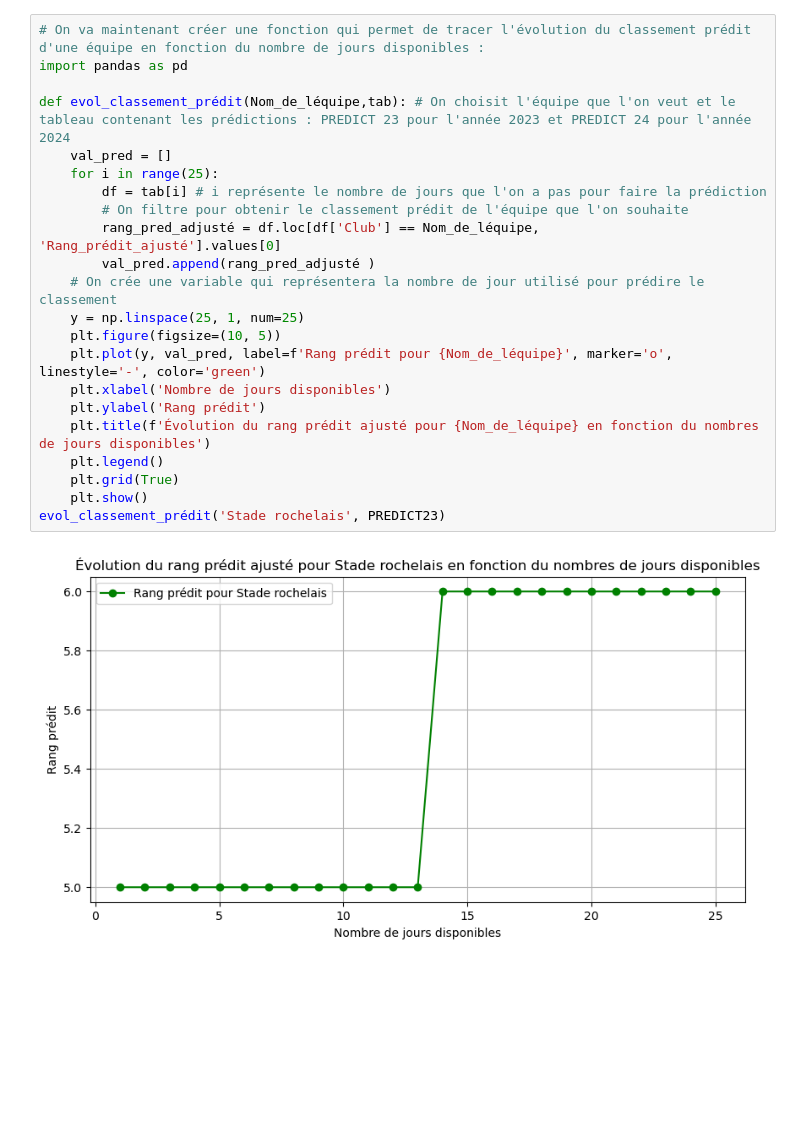
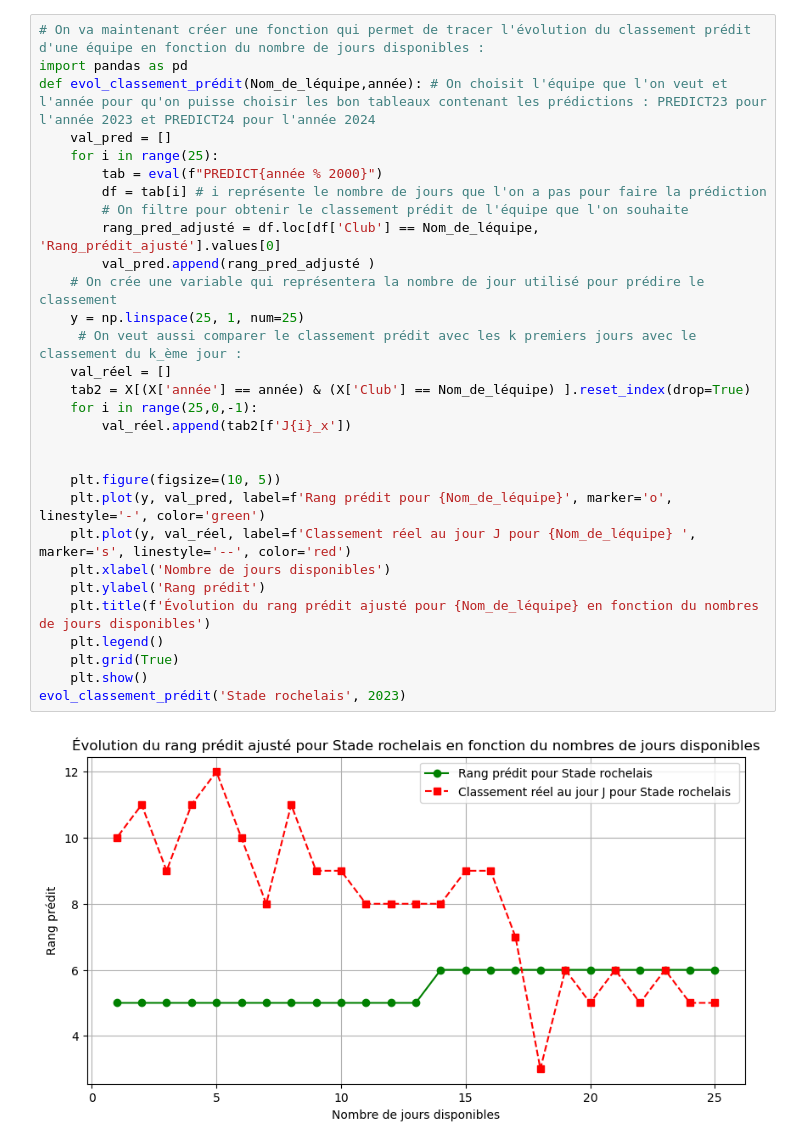
Before and after one commit to mathieuroig9/projet2AENSAE-PredictionRugby, a Jupyter notebook: scripts/plottest.ipynb, the cells around one changed output. Cells and saved outputs as stored; diff of their text form; blank space fills up the shorter version.

Commit message:
Amélioration évol_classement_prédit

```diff
--- a/scripts/plottest.ipynb
+++ b/scripts/plottest.ipynb
@@ -33,24 +33,32 @@ plt.show()
 # %%
 # On va maintenant créer une fonction qui permet de tracer l'évolution du classement prédit d'une équipe en fonction du nombre de jours disponibles :
 import pandas as pd
-
-def evol_classement_prédit(Nom_de_léquipe,tab): # On choisit l'équipe que l'on veut et le tableau contenant les prédictions : PREDICT 23 pour l'année 2023 et PREDICT 24 pour l'année 2024
+def evol_classement_prédit(Nom_de_léquipe,année): # On choisit l'équipe que l'on veut et l'année pour qu'on puisse choisir les bon tableaux contenant les prédictions : PREDICT23 pour l'année 2023 et PREDICT24 pour l'année 2024
     val_pred = []
     for i in range(25):
+        tab = eval(f"PREDICT{année % 2000}")
         df = tab[i] # i représente le nombre de jours que l'on a pas pour faire la prédiction
         # On filtre pour obtenir le classement prédit de l'équipe que l'on souhaite
         rang_pred_adjusté = df.loc[df['Club'] == Nom_de_léquipe, 'Rang_prédit_ajusté'].values[0]
         val_pred.append(rang_pred_adjusté )
     # On crée une variable qui représentera la nombre de jour utilisé pour prédire le classement
     y = np.linspace(25, 1, num=25)
+     # On veut aussi comparer le classement prédit avec les k premiers jours avec le classement du k_ème jour :
+    val_réel = []
+    tab2 = X[(X['année'] == année) & (X['Club'] == Nom_de_léquipe) ].reset_index(drop=True)
+    for i in range(25,0,-1):
+        val_réel.append(tab2[f'J{i}_x'])
+
+
     plt.figure(figsize=(10, 5))
     plt.plot(y, val_pred, label=f'Rang prédit pour {Nom_de_léquipe}', marker='o', linestyle='-', color='green')
+    plt.plot(y, val_réel, label=f'Classement réel au jour J pour {Nom_de_léquipe} ', marker='s', linestyle='--', color='red')
     plt.xlabel('Nombre de jours disponibles')
     plt.ylabel('Rang prédit')
     plt.title(f'Évolution du rang prédit ajusté pour {Nom_de_léquipe} en fonction du nombres de jours disponibles')
     plt.legend()
     plt.grid(True)
     plt.show()
-evol_classement_prédit('Stade rochelais', PREDICT23)
+evol_classement_prédit('Stade rochelais', 2023)
 # %% [output]
-[figure, old version]
+[figure, new version]
```
Also changed, not shown: parts of 1 cell of this notebook, 1 other file.
